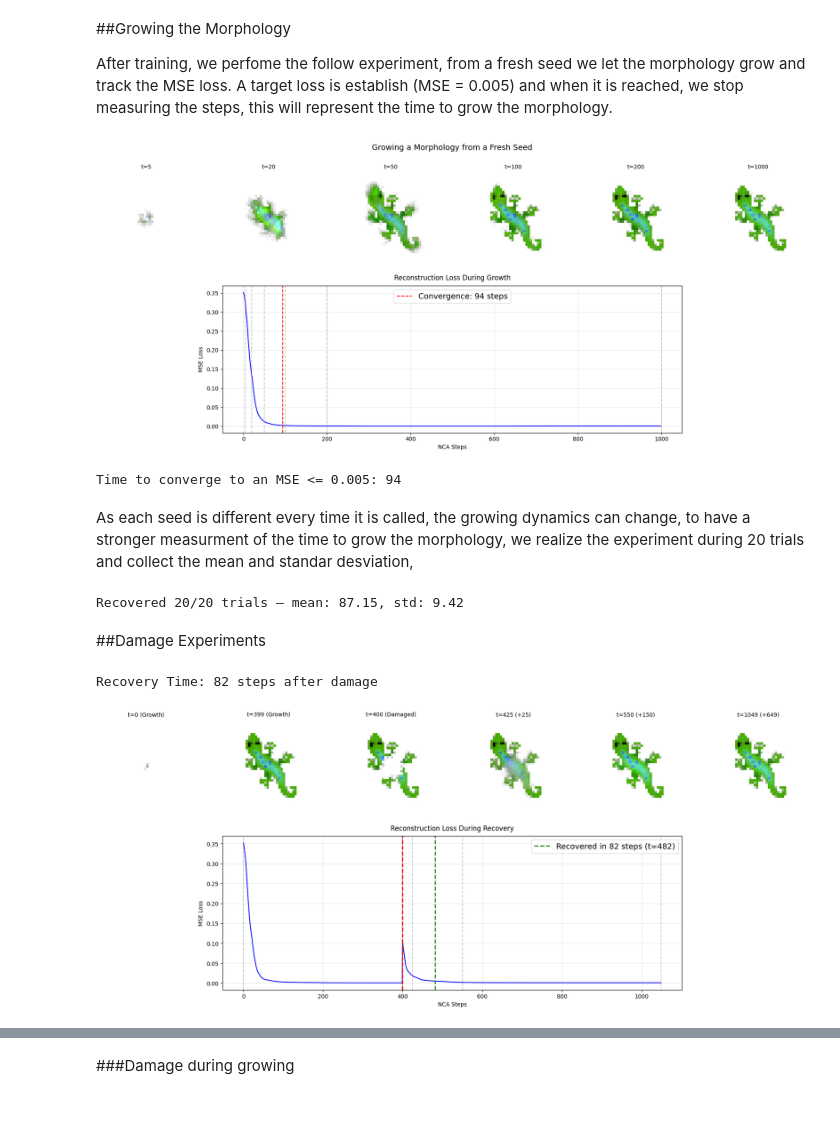
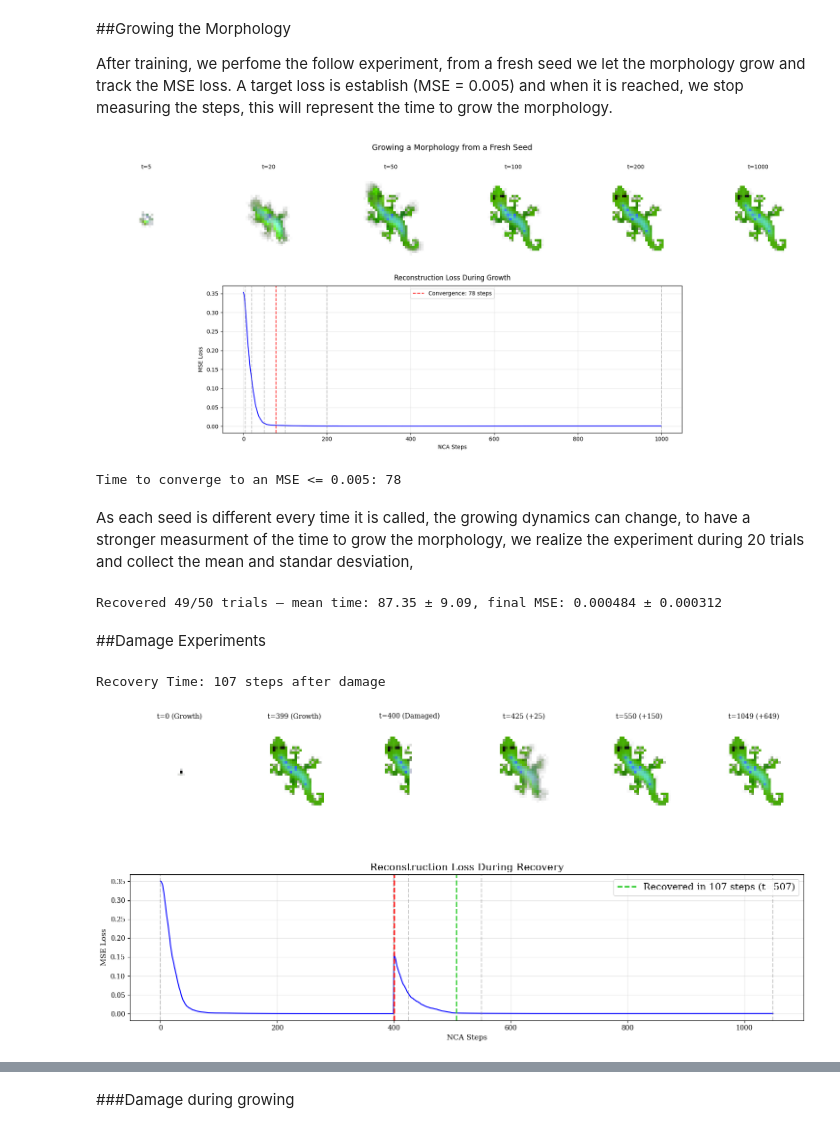
Before and after one commit to lshofsl/Thesis, a Jupyter notebook: NCA_baseline.ipynb, the cells around one changed output, grey strips where cells are left out. Cells and saved outputs as stored; diff of their text form; code cells hidden in the pictures.

```diff
--- a/NCA_baseline.ipynb
+++ b/NCA_baseline.ipynb
@@ -388,20 +388,20 @@ def visualize_growth(nca, seed, steps_to_show=[5, 20, 50, 100, 200, 1000]):
         x=recovery_step,
         color='red',
         linestyle='--',
-        alpha=1.0,
+        alpha=0.8,
         label=f'Convergence: {recovery_step} steps',
     )
     ax_loss.legend()
 
   plt.tight_layout()
-  plt.legend(fontsize=14)
+  plt.legend()
   plt.show()
   print('Time to converge to an MSE <= 0.005:', recovery_step)
 
 visualize_growth(nca, seed)
 # %% [output]
-[figure, old version]
+[figure, new version]
-Time to converge to an MSE <= 0.005: 94
+Time to converge to an MSE <= 0.005: 78
 # %% [markdown]
 As each seed is different every time it is called, the growing dynamics can change, to have a stronger measurment of the time to grow the morphology, we realize the experiment during 20 trials and collect the mean and standar desviation,
 # %%
@@ -409,6 +409,7 @@ def measure_growth_recovery_trials(nca, seed, base_target, n_trials=10, steps=30
                                      patience=10, delta_tol=1e-4, target_mse=0.005, device=DEVICE):
     live_mask = (base_target[:, 3:4] > 0.1).float()
     recovery_times = []
+    final_mses = []
     n_recovered = 0
 
     for trial in range(n_trials):
@@ -419,27 +420,42 @@ def measure_growth_recovery_trials(nca, seed, base_target, n_trials=10, steps=30
             for t in range(1, steps + 1):
                 x = nca(x)
                 current_mse = loss_metric(x, base_target)
+                if isinstance(current_mse, torch.Tensor):
+                    current_mse = current_mse.item()
                 mse_log.append(current_mse)
 
         recovery_step = find_convergence_step(mse_log, patience=patience, delta_tol=delta_tol, target_val=target_mse)
+
+        # Track recovery time AND final step MSE for successful trials
         if recovery_step is not None:
             recovery_times.append(recovery_step)
+            final_mses.append(mse_log[-1])  # Extract final step MSE
             n_recovered += 1
 
     if len(recovery_times) > 0:
         mean_time = float(np.mean(recovery_times))
         std_time = float(np.std(recovery_times))
+        final_mse_mean = float(np.mean(final_mses))
+        final_mse_std = float(np.std(final_mses))
     else:
         mean_time = float('nan')
         std_time = float('nan')
+        final_mse_mean = float('nan')
+        final_mse_std = float('nan')
 
-    print(f"Recovered {n_recovered}/{n_trials} trials — mean: {mean_time:.2f}, std: {std_time:.2f}")
-    return mean_time, std_time, n_recovered
+    print(f"Recovered {n_recovered}/{n_trials} trials — "
+          f"mean time: {mean_time:.2f} ± {std_time:.2f}, "
+          f"final MSE: {final_mse_mean:.6f} ± {final_mse_std:.6f}")
+
+    return mean_time, std_time, n_recovered, final_mse_mean, final_mse_std
 
 
-mean_time, std_time, n_recovered = measure_growth_recovery_trials(nca, seed, base, n_trials=20)
+# Execution call update:
+mean_time, std_time, n_recovered, final_mse_mean, final_mse_std = measure_growth_recovery_trials(
+    nca, seed, base, n_trials=50
+)
 # %% [output]
-Recovered 20/20 trials — mean: 87.15, std: 9.42
+Recovered 49/50 trials — mean time: 87.35 ± 9.09, final MSE: 0.000484 ± 0.000312
 # %% [markdown]
 ##Damage Experiments
 # %%
@@ -537,11 +553,21 @@ def visualize_regeneration( nca, seed, base_target, damage="right_half", total_s
       post_damage_loss, target_val=0.005, delta_tol=1e-4, patience=15
   )
 
+
+  plt.rcParams.update({
+    'font.size': 11,
+    'axes.labelsize': 11,
+    'axes.titlesize': 11,
+    'xtick.labelsize': 10,
+    'ytick.labelsize': 10,
+    'legend.fontsize': 10,
+    'font.family': 'serif'})
+
   num_frames = len(frames)
   fig = plt.figure(figsize=(18, 8))
 
   # Layout: Row 0 for frames, Row 1 for centered loss plot
-  gs = fig.add_gridspec(2, num_frames, height_ratios=[1, 1.2])
+  gs = fig.add_gridspec(2, num_frames, height_ratios=[1, 1.5], hspace=0.45, wspace=0.15)
 
   # Top Row: Image frames
   for i, (frame, title) in enumerate(zip(frames, frame_titles)):
@@ -551,13 +577,12 @@ def visualize_regeneration( nca, seed, base_target, damage="right_half", total_s
     ax.axis("off")
 
   # Bottom Row: Loss Plot
-  start_col = 1 if num_frames > 2 else 0
-  end_col = num_frames - 1 if num_frames > 2 else num_frames
 
-  ax_loss = fig.add_subplot(gs[1, start_col:end_col])
+
+  ax_loss = fig.add_subplot(gs[1, :])
   ax_loss.plot(loss_recovery, color="blue", linewidth=1.5)
   ax_loss.set_title(
-      "Reconstruction Loss During Recovery", fontsize=12, pad=10
+      "Reconstruction Loss During Recovery", fontsize=15, pad=6
   )
   ax_loss.set_xlabel("NCA Steps")
   ax_loss.set_ylabel("MSE Loss")
@@ -567,7 +592,7 @@ def visualize_regeneration( nca, seed, base_target, damage="right_half", total_s
   for t in capture_steps:
     ax_loss.axvline(x=t, color="gray", linestyle="--", alpha=0.4)
 
-  ax_loss.axvline(damage_step, color="red", linestyle="--", alpha=1.0, linewidth=2)
+  ax_loss.axvline(damage_step, color="red", linestyle="--", alpha=1.0, linewidth= 2.0)
 
   # Plot recovery line using absolute timeline step
   if relative_recovery_step is not None:
@@ -575,15 +600,15 @@ def visualize_regeneration( nca, seed, base_target, damage="right_half", total_s
 
     ax_loss.axvline(
         x=absolute_recovery_step,
-        color="forestgreen",
+        color="limegreen",
         linestyle="--",
-        linewidth=2,
         alpha=1.0,
+        linewidth = 2,
         label=(
             f"Recovered in {relative_recovery_step} steps (t={absolute_recovery_step})"
         ),
     )
-    ax_loss.legend(fontsize=14)
+    ax_loss.legend(fontsize = 14)
     print(f"Recovery Time: {relative_recovery_step} steps after damage")
   else:
     print("Recovery Time: Model did not converge within post-damage steps.")
@@ -591,10 +616,10 @@ def visualize_regeneration( nca, seed, base_target, damage="right_half", total_s
   plt.tight_layout()
   plt.show()
 # %%
-visualize_regeneration(nca, seed, base, "center_circle")
+visualize_regeneration(nca, seed, base, "right_half")
 # %% [output]
-Recovery Time: 82 steps after damage
+Recovery Time: 107 steps after damage
-[figure, old version]
+[figure, new version]
 # %%
 def measure_recovery_time_only(nca, seed, base_target, damage='right_half',
                                 total_steps=800, damage_step=400,
```
Also changed, not shown: parts of 8 cells of this notebook.
